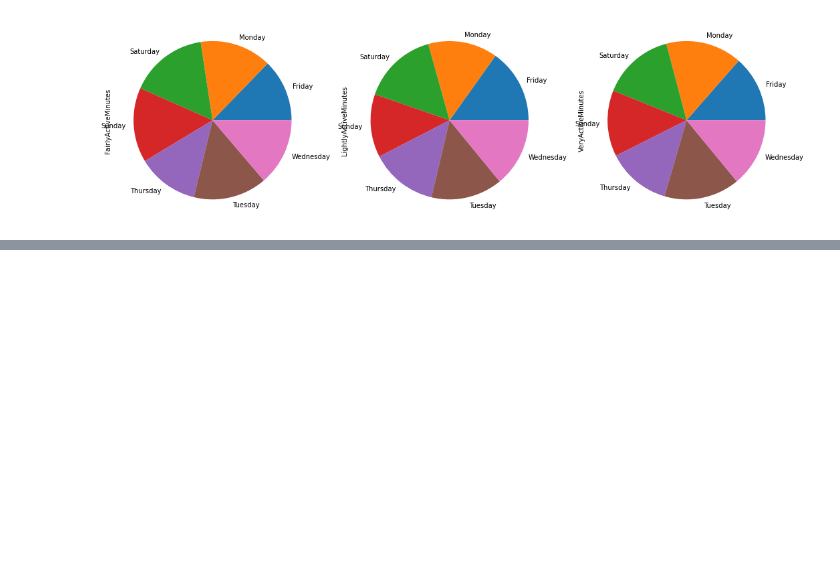
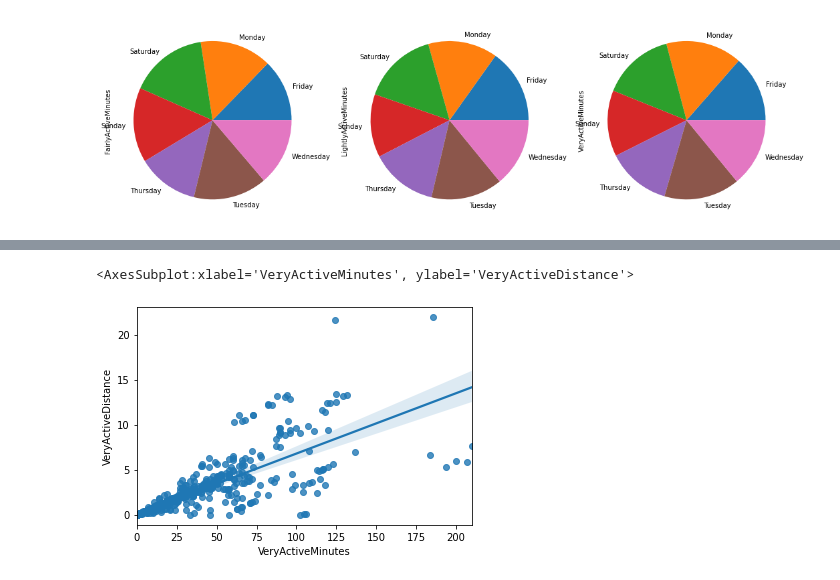
Before and after one commit to LeannaCalla/Kaggle-FitBit-Data, a Jupyter notebook: FitBit stats.ipynb, the cells around one changed output, grey strips where cells are left out. Cells and saved outputs as stored; diff of their text form; code cells hidden in the pictures; blank space fills up the shorter version.

```diff
--- a/FitBit stats.ipynb
+++ b/FitBit stats.ipynb
@@ -323,0 +300,5 @@ array([<AxesSubplot:ylabel='FairlyActiveMinutes'>,
+# %%
+sns.regplot(data = activityData, x = 'VeryActiveMinutes', y='VeryActiveDistance')
+# %% [output]
+<AxesSubplot:xlabel='VeryActiveMinutes', ylabel='VeryActiveDistance'>
+[figure, added]
```
Also changed, not shown: parts of 12 cells of this notebook, 1 other file.
